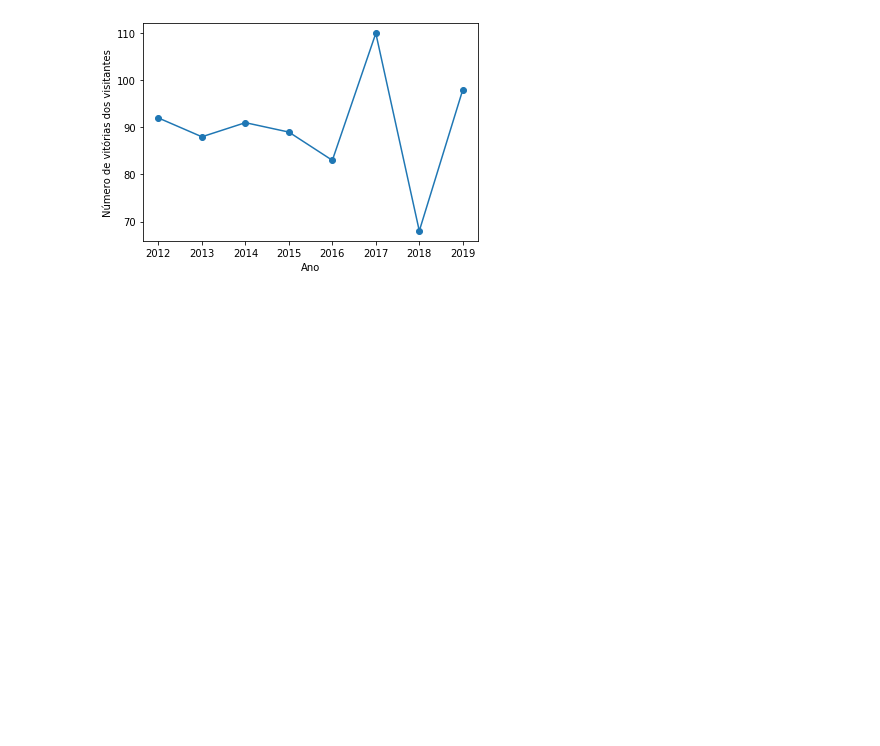
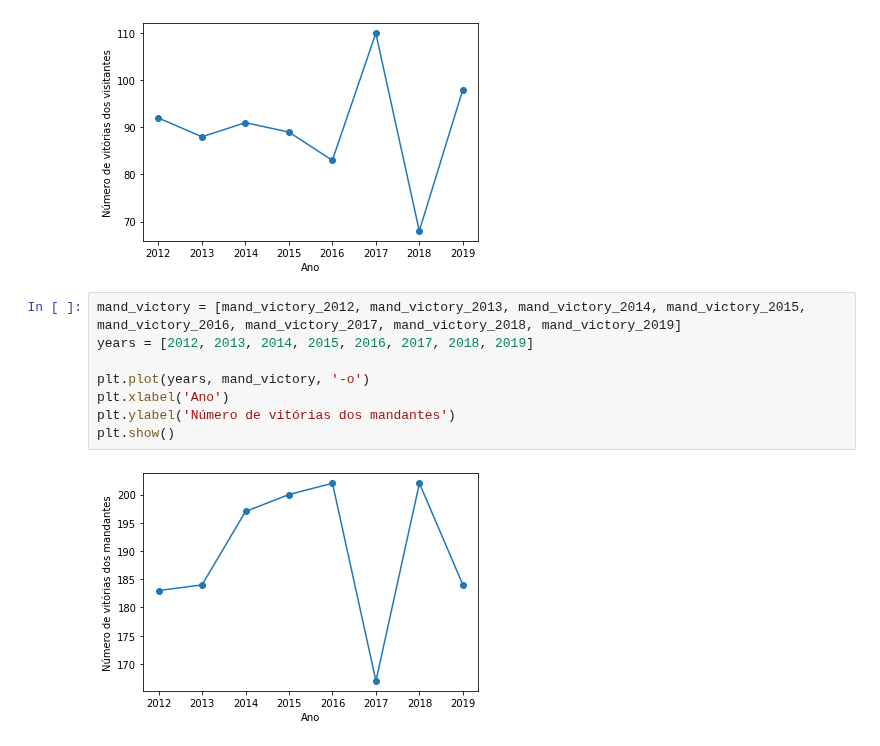
Before and after one commit to finamormatheus/campeonato-brasileiro-futebol, a Jupyter notebook: analise-dos-dados.ipynb, the cells around one changed output. Saved outputs shown, nothing was run; the diff lists cells and outputs as text; blank space fills up the shorter version.

```diff
--- a/analise-dos-dados.ipynb
+++ b/analise-dos-dados.ipynb
@@ -158,3 +158,13 @@ plt.ylabel('Número de vitórias dos visitantes')
 plt.show()
 # %% [output]
 [figure]
+# %%
+mand_victory = [mand_victory_2012, mand_victory_2013, mand_victory_2014, mand_victory_2015, mand_victory_2016, mand_victory_2017, mand_victory_2018, mand_victory_2019]
+years = [2012, 2013, 2014, 2015, 2016, 2017, 2018, 2019]
+
+plt.plot(years, mand_victory, '-o')
+plt.xlabel('Ano')
+plt.ylabel('Número de vitórias dos mandantes')
+plt.show()
+# %% [output]
+[figure, added]
```
Also changed, not shown: parts of 1 cell of this notebook.
